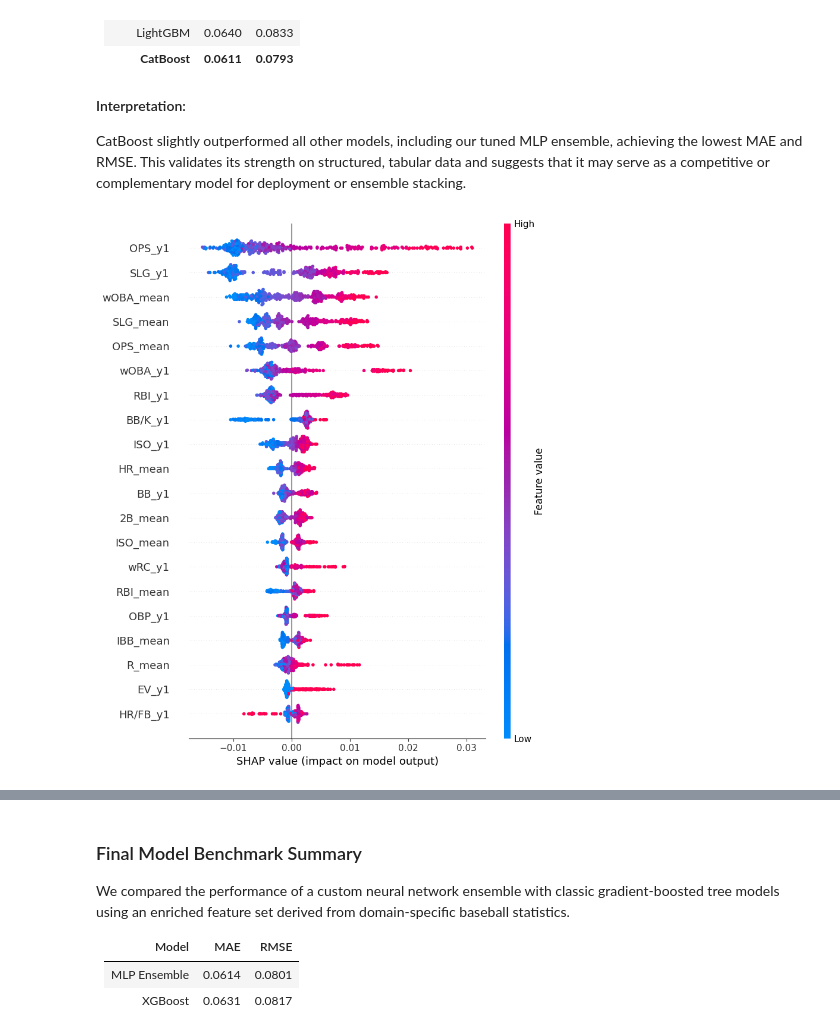
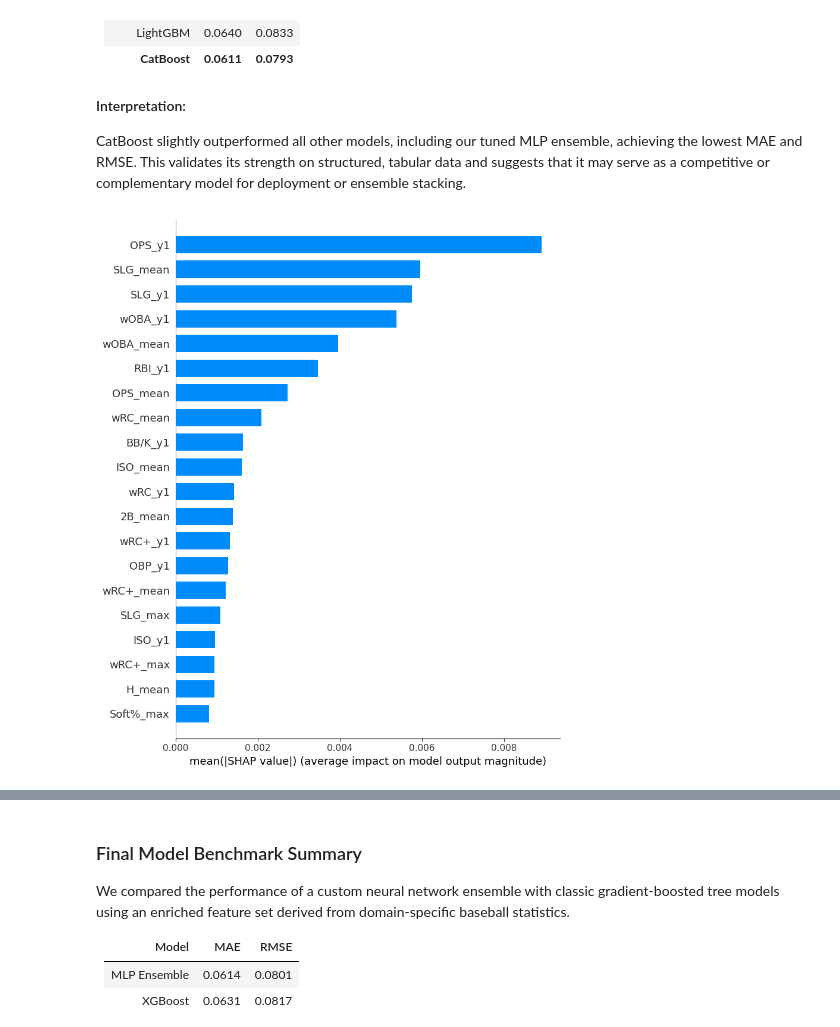
Before and after one commit to aidankeaveny/mlb-performance-predictor, a Jupyter notebook: notebooks/06_predict_2025.ipynb, the cells around one changed output, grey strips where cells are left out. Drawn from its saved outputs; the diff is of its cells as text; code cells hidden in the pictures.

```diff
--- a/notebooks/06_predict_2025.ipynb
+++ b/notebooks/06_predict_2025.ipynb
@@ -140,7 +138,7 @@ def train_mlp_model_with_valsplit(i, config, length):
     device = torch.device("cpu")
 
     model = PlayerMLP(X_train.shape[1], hidden_dims, dropout).to(device)
-    optimizer = torch.optim.Adam(model.parameters(), lr=lr)
+    optimizer = torch.optim.Adam(model.parameters(), lr=lr, weight_decay=1e-4)
     loss_fn = nn.MSELoss()
 
     X_subtrain, X_val, y_subtrain, y_val = train_test_split(
@@ -201,16 +199,12 @@ import itertools
 import random
 
 hidden_dim_options = [
-    [64], [128], [256], [512],
     [64, 32], [128, 64], [256, 128], [512, 256],
-    [128, 64, 32], [256, 128, 64], [512, 256, 128],
-    [256, 128, 64, 32], [512, 256, 128, 64],
-    [128, 128, 128], [256, 256, 256], [512, 512, 256, 128]
 ]
-lr_options = [0.01, 0.005, 0.001, 0.0005, 0.0003]
+lr_options = [0.01, 0.005, 0.001]
 epoch_options = [50, 100, 150, 250, 300, 500]
-batch_size_options = [32, 64, 128, 256]
-dropout_options = [0.0, 0.1, 0.2, 0.3, 0.4, 0.5]
+batch_size_options = [32, 64, 128]
+dropout_options = [0.2, 0.3, 0.4, 0.5]
 val_split_options = [0.1, 0.2, 0.3, 0.4, 0.5]
 
 grid_configs = list(itertools.product(
@@ -241,4 +234,0 @@ Top 5 Grid Search Results:
-# %%
-print("\nTop 5 Grid Search Results:")
-for cfg, mae, rmse in top5:
-    print(f"{cfg} → MAE: {mae:.4f}, RMSE: {rmse:.4f}")
@@ -1044,0 +1054,9 @@ CatBoost   → MAE: 0.0616, RMSE: 0.0798
+# %%
+# === CatBoost ===
+print("Fitting CatBoost...")
+start_time = time.time()
+cat_model = CatBoostRegressor(iterations=50, learning_rate=0.05, depth=6, random_state=42, verbose=10, task_type="CPU")
+cat_model.fit(X_train_tree, y_train_tree)
+y_pred_cat = cat_model.predict(X_test_tree)
+tree_results.append(("CatBoost", mean_absolute_error(y_test_tree, y_pred_cat), mean_squared_error(y_test_tree, y_pred_cat) ** 0.5))
+print(f"CatBoost Training Time: {time.time() - start_time:.2f} seconds")
@@ -1057,12 +1093,18 @@ We evaluated XGBoost, LightGBM, and CatBoost on the same enriched feature set an
 #### Interpretation:
 CatBoost slightly outperformed all other models, including our tuned MLP ensemble, achieving the lowest MAE and RMSE. This validates its strength on structured, tabular data and suggests that it may serve as a competitive or complementary model for deployment or ensemble stacking.
 # %%
-# Create SHAP explainer using CatBoost's built-in functionality
+
+# CatBoost SHAP values (last column is base value)
 cat_pool = Pool(X_test_tree, label=y_test_tree, feature_names=features)
-explainer = cat_model.get_feature_importance(type='ShapValues', data=cat_pool)
-shap_values = explainer[:, :-1]  # Last column is expected value, not SHAP value
+raw_shap_values = cat_model.get_feature_importance(type='ShapValues', data=cat_pool)
+shap_values = raw_shap_values[:, :-1]  # remove base value column
 
-# Plot SHAP summary
-shap.summary_plot(shap_values, X_test_tree, feature_names=features)
+# Safe and clean SHAP summary bar plot
+shap.summary_plot(
+    shap_values,
+    X_test_tree,
+    feature_names=features,
+    plot_type="bar"
+)
 # %% [output]
-[figure, old version]
+[figure, new version]
```
Also changed, not shown: parts of 35 cells of this notebook, 17 other files.
